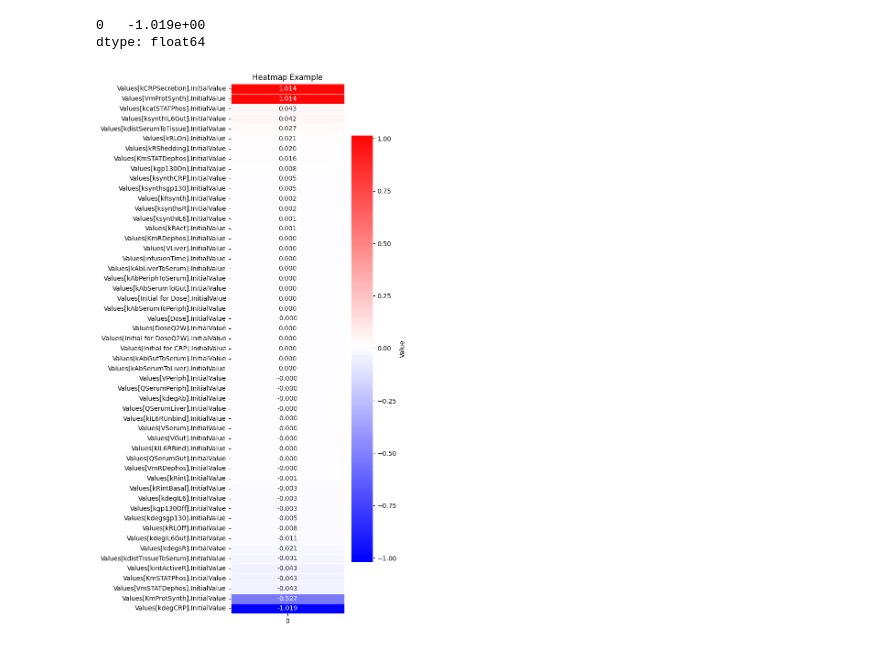
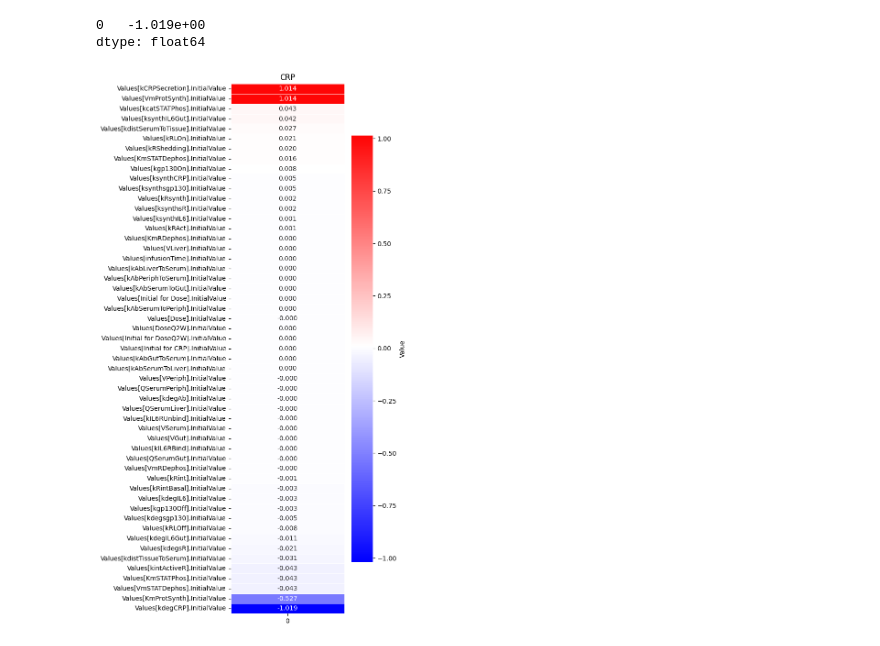
Before and after one commit to VirtualPatientEngine/AIAgents4Pharma, a Jupyter notebook: docs/notebooks/talk2biomodels/tutorial_sensitivity_analysis.ipynb, the cells around one changed output. Drawn from its saved outputs; the diff is of its cells as text; code cells hidden in the pictures.

```diff
--- a/docs/notebooks/talk2biomodels/tutorial_sensitivity_analysis.ipynb
+++ b/docs/notebooks/talk2biomodels/tutorial_sensitivity_analysis.ipynb
@@ -351,20 +351,20 @@ dtype: float64
 # %%
 # change the settings
 basico.set_sensitivity_settings({'sub_task' : 'Time Series'})
 plt.figure(figsize=(4, 15))  # Set the size of the plot
 colors = ["blue", "white", "red"]  # Dark blue → white → dark red
 custom_cmap = LinearSegmentedColormap.from_list("custom", colors, N=7000)  # Higher N = finer detail
 sns.heatmap(df,
             annot=True,  # Show numbers in cells
             cmap=custom_cmap,  # Color scheme
             fmt='.3f',  # Format of numbers (2 decimal places)
             cbar_kws={'label': 'Value'},  # Color bar label
             linewidths=.5,
             #vmin=df.min(),
             #vmax=df.max(),
             center=df.values.mean())
 
-plt.title('Heatmap Example')
+plt.title('CRP')
 plt.show()
 # %% [output]
-[figure, old version]
+[figure, new version]
```
